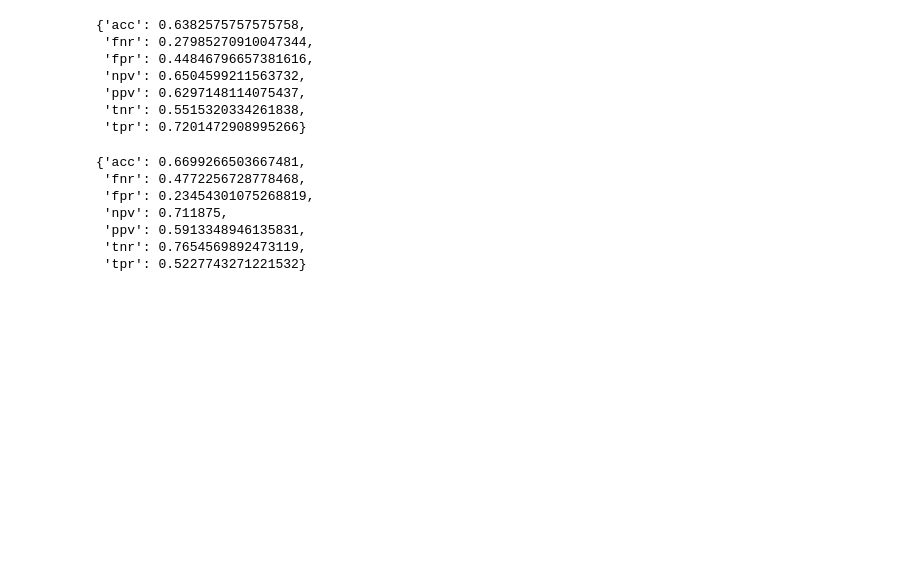
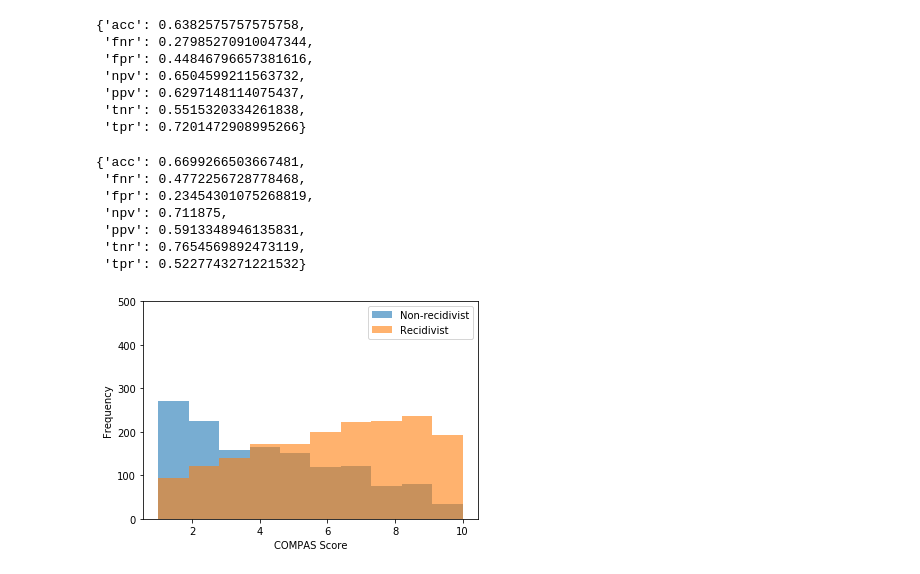
Before and after one commit to ScrypticLabs/Columbia-DSI-2018, a Jupyter notebook: project/Project.ipynb, the cells around one changed output. Saved outputs shown, nothing was run; the diff lists cells and outputs as text; code cells hidden in the pictures; blank space fills up the shorter version.

Commit message:
Make more plots

```diff
--- a/project/Project.ipynb
+++ b/project/Project.ipynb
@@ -210,3 +210,19 @@ compute_rates(white_defendants)
  'ppv': 0.5913348946135831,
  'tnr': 0.7654569892473119,
  'tpr': 0.5227743271221532}
+# %%
+def compas_hist(df):
+    scores_norecid = df['decile_score'][df['is_recid'] == 0]
+    scores_recid = df['decile_score'][df['is_recid'] == 1]
+
+    scores_norecid.hist(grid=None, alpha=0.6, label='Non-recidivist')
+    scores_recid.hist(grid=None, alpha=0.6, label='Recidivist')
+    plt.xlabel('COMPAS Score')
+    plt.ylabel('Frequency')
+    plt.ylim([0, 500])
+    plt.legend()
+    plt.show()
+# %%
+compas_hist(df_raw[df_raw['race'] == 'African-American'])
+# %% [output]
+[figure, added]
```
Also changed, not shown: parts of 3 cells of this notebook.
